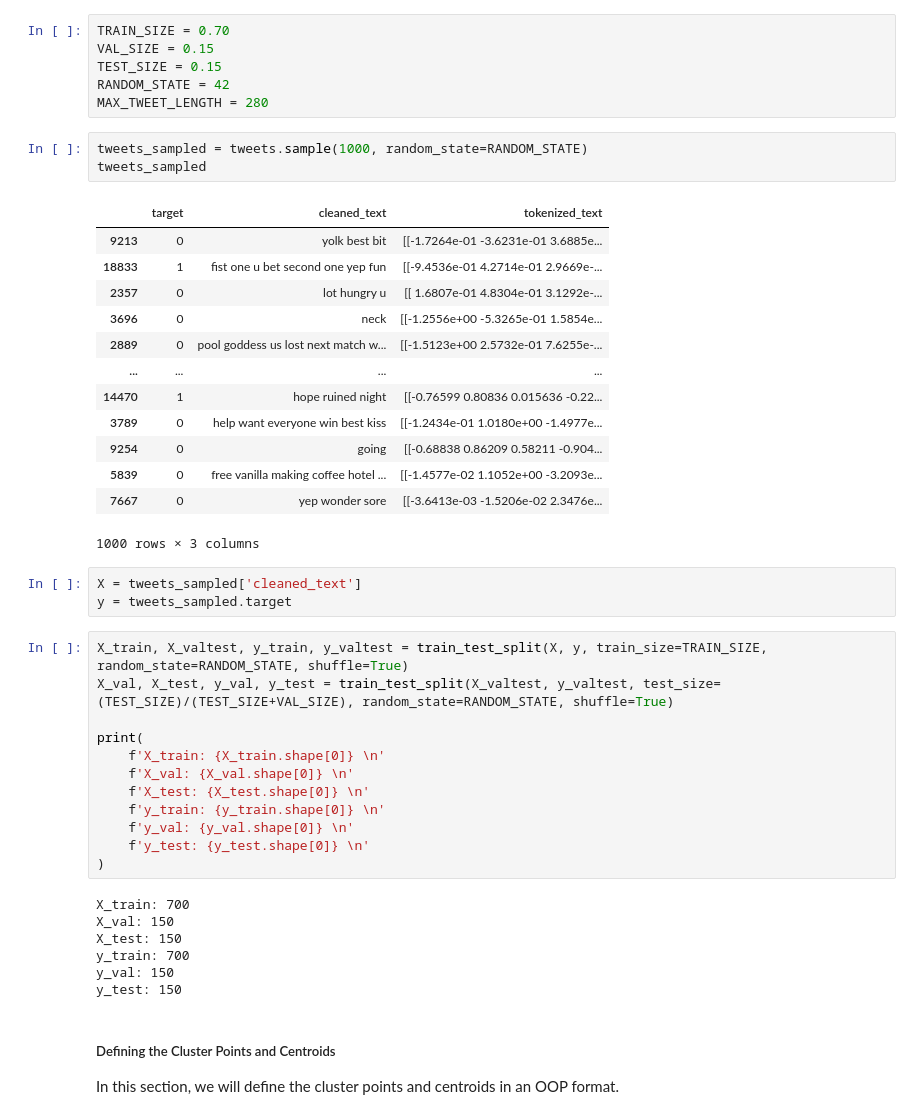
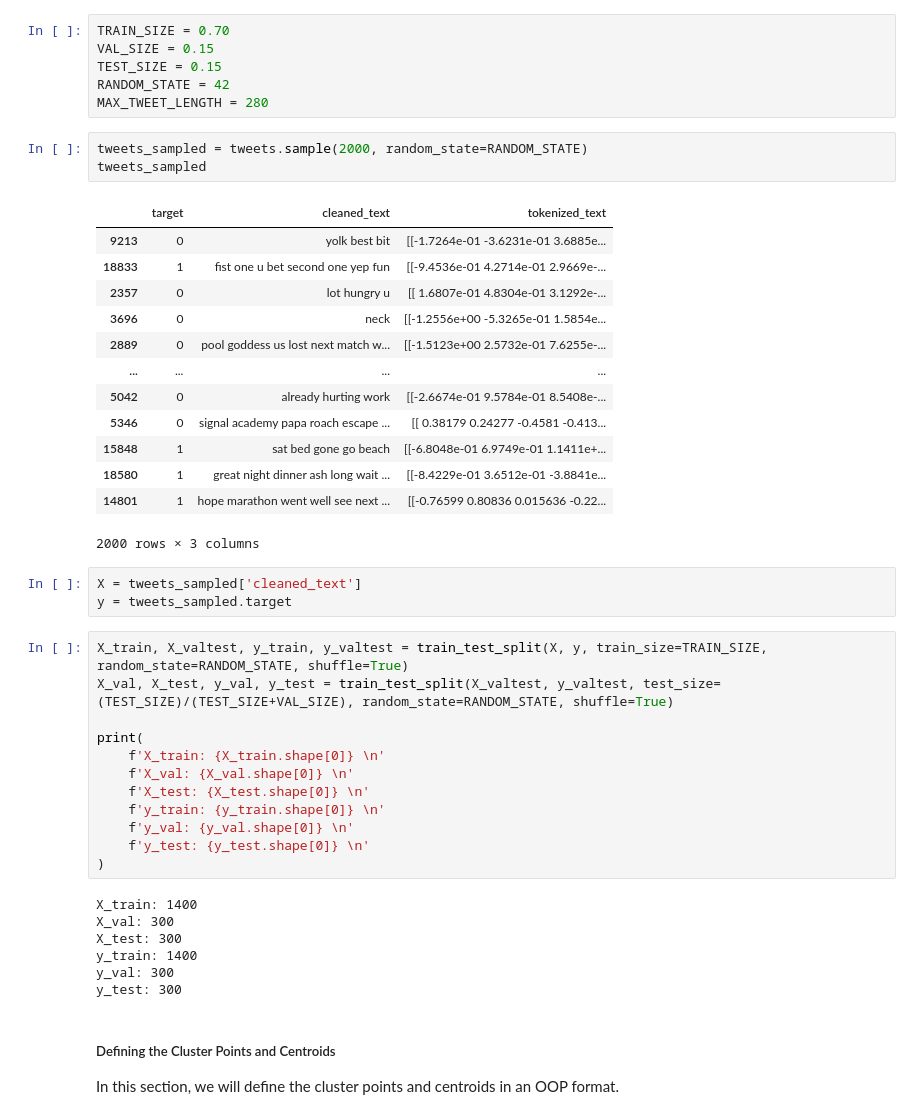
Before and after one commit to edologgerbird/context-capturing-clustering, a Jupyter notebook: final_project.ipynb, the cells around one changed output. Drawn from its saved outputs; the diff is of its cells as text.

```diff
--- a/final_project.ipynb
+++ b/final_project.ipynb
@@ -215,22 +215,22 @@ TEST_SIZE = 0.15
 RANDOM_STATE = 42
 MAX_TWEET_LENGTH = 280
 # %%
-tweets_sampled = tweets.sample(1000, random_state=RANDOM_STATE)
+tweets_sampled = tweets.sample(2000, random_state=RANDOM_STATE)
 tweets_sampled
 # %% [output]
 |  | target | cleaned_text | tokenized_text |
 | 9213 | 0 | yolk best bit | [[-1.7264e-01 -3.6231e-01 3.6885e... |
 | 18833 | 1 | fist one u bet second one yep fun | [[-9.4536e-01 4.2714e-01 2.9669e-... |
 | 2357 | 0 | lot hungry u | [[ 1.6807e-01 4.8304e-01 3.1292e-... |
 | 3696 | 0 | neck | [[-1.2556e+00 -5.3265e-01 1.5854e... |
 | 2889 | 0 | pool goddess us lost next match w... | [[-1.5123e+00 2.5732e-01 7.6255e-... |
 | ... | ... | ... | ... |
-| 14470 | 1 | hope ruined night | [[-0.76599 0.80836 0.015636 -0.22... |
-| 3789 | 0 | help want everyone win best kiss | [[-1.2434e-01 1.0180e+00 -1.4977e... |
-| 9254 | 0 | going | [[-0.68838 0.86209 0.58211 -0.904... |
-| 5839 | 0 | free vanilla making coffee hotel ... | [[-1.4577e-02 1.1052e+00 -3.2093e... |
-| 7667 | 0 | yep wonder sore | [[-3.6413e-03 -1.5206e-02 2.3476e... |
+| 5042 | 0 | already hurting work | [[-2.6674e-01 9.5784e-01 8.5408e-... |
+| 5346 | 0 | signal academy papa roach escape ... | [[ 0.38179 0.24277 -0.4581 -0.413... |
+| 15848 | 1 | sat bed gone go beach | [[-6.8048e-01 6.9749e-01 1.1411e+... |
+| 18580 | 1 | great night dinner ash long wait ... | [[-8.4229e-01 3.6512e-01 -3.8841e... |
+| 14801 | 1 | hope marathon went well see next ... | [[-0.76599 0.80836 0.015636 -0.22... |
-1000 rows × 3 columns
+2000 rows × 3 columns
 # %%
 X = tweets_sampled['cleaned_text']
 y = tweets_sampled.target
@@ -247,12 +247,12 @@ print(
     f'y_test: {y_test.shape[0]} \n'
 )
 # %% [output]
-X_train: 700
-X_val: 150
-X_test: 150
-y_train: 700
-y_val: 150
-y_test: 150
+X_train: 1400
+X_val: 300
+X_test: 300
+y_train: 1400
+y_val: 300
+y_test: 300
 # %% [markdown]
 ##### Defining the Cluster Points and Centroids
 
```
Also changed, not shown: parts of 3 cells of this notebook.
